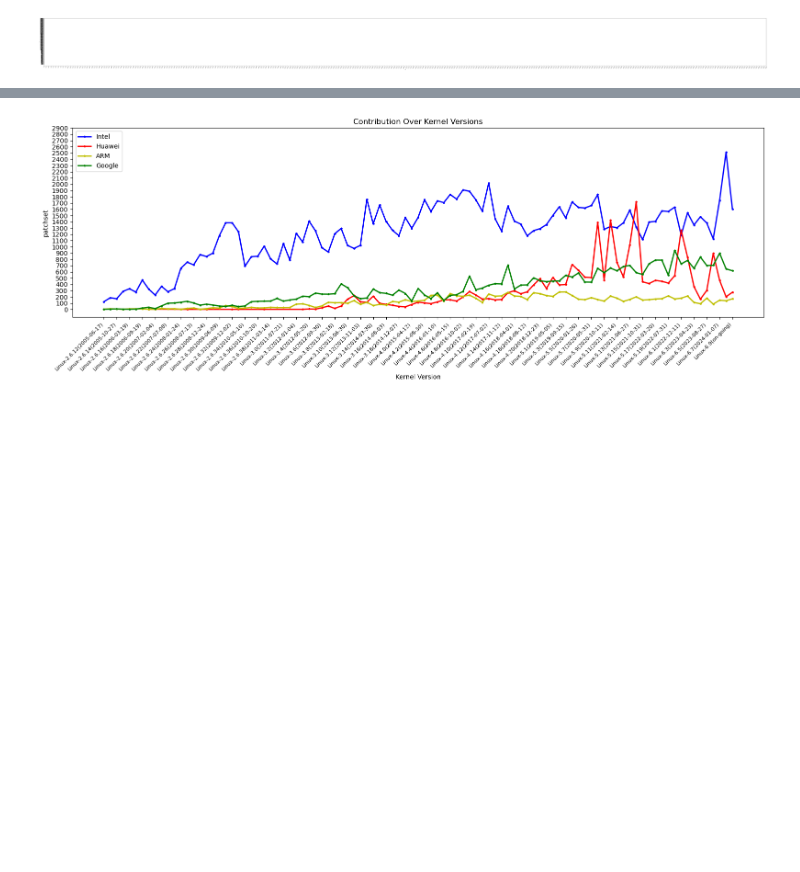
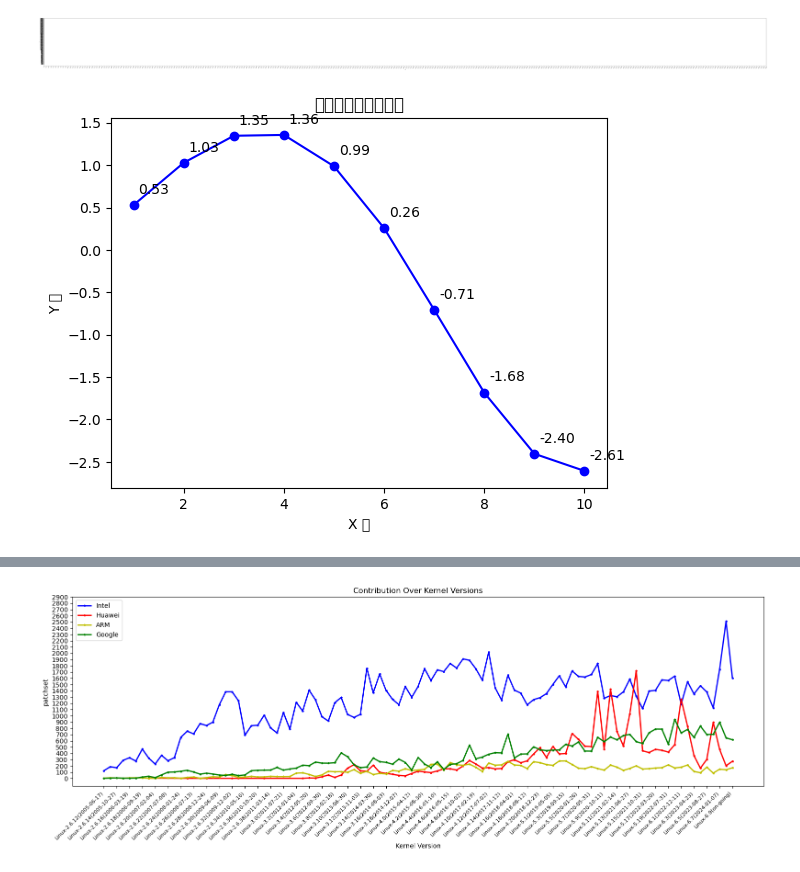
Before and after one commit to izhouliren/helloworld, a Jupyter notebook: chatgpt.ipynb, the cells around one changed output, grey strips where cells are left out. Cells and saved outputs as stored; diff of their text form; code cells hidden in the pictures; blank space fills up the shorter version.

Commit message:
add marker in every line

```diff
--- a/chatgpt.ipynb
+++ b/chatgpt.ipynb
@@ -179,3 +179,33 @@ plt.show()
 # %% [output]
 [figure]
 [figure]
+# %%
+import matplotlib.pyplot as plt
+import numpy as np
+
+# 生成一些示例数据
+x = np.arange(1, 11)
+y = np.sin(x / 2) * np.exp(x / 10)
+
+# 创建一个图形和一个轴
+fig, ax = plt.subplots()
+
+# 绘制线图
+ax.plot(x, y, marker='o', linestyle='-', color='b')
+
+# 遍历每个点，并标注其数值
+for i, (xval, yval) in enumerate(zip(x, y)):
+    # 设置文本的位置，这里我们稍微偏移了一点以避免遮挡数据点
+    text_x = xval + 0.1  # 可以根据需要调整偏移量
+    text_y = yval + 0.1  # 同上
+    ax.text(text_x, text_y, f'{yval:.2f}', ha='left', va='bottom')  # 使用格式化字符串来显示数值
+
+# 设置轴标签和标题
+ax.set_xlabel('X 轴')
+ax.set_ylabel('Y 轴')
+ax.set_title('线图上的点标注示例')
+
+# 显示图形
+plt.show()
+# %% [output]
+[figure, added]
```
Also changed, not shown: parts of 3 cells of this notebook.
